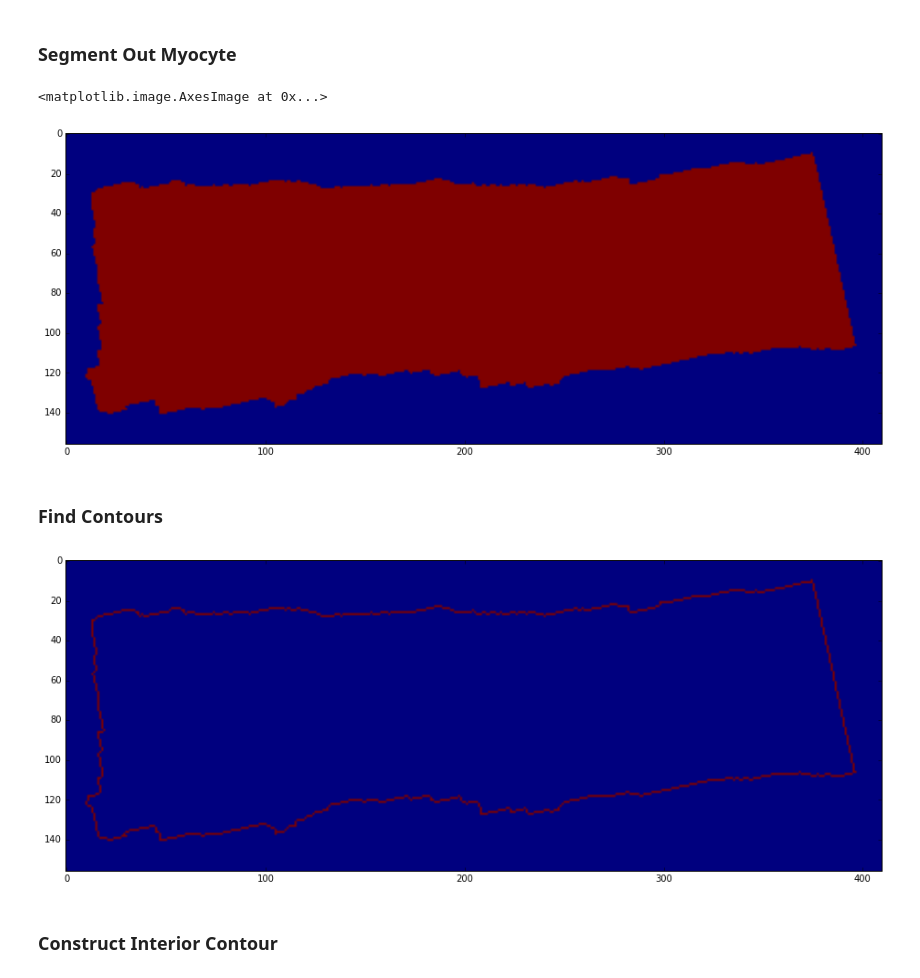
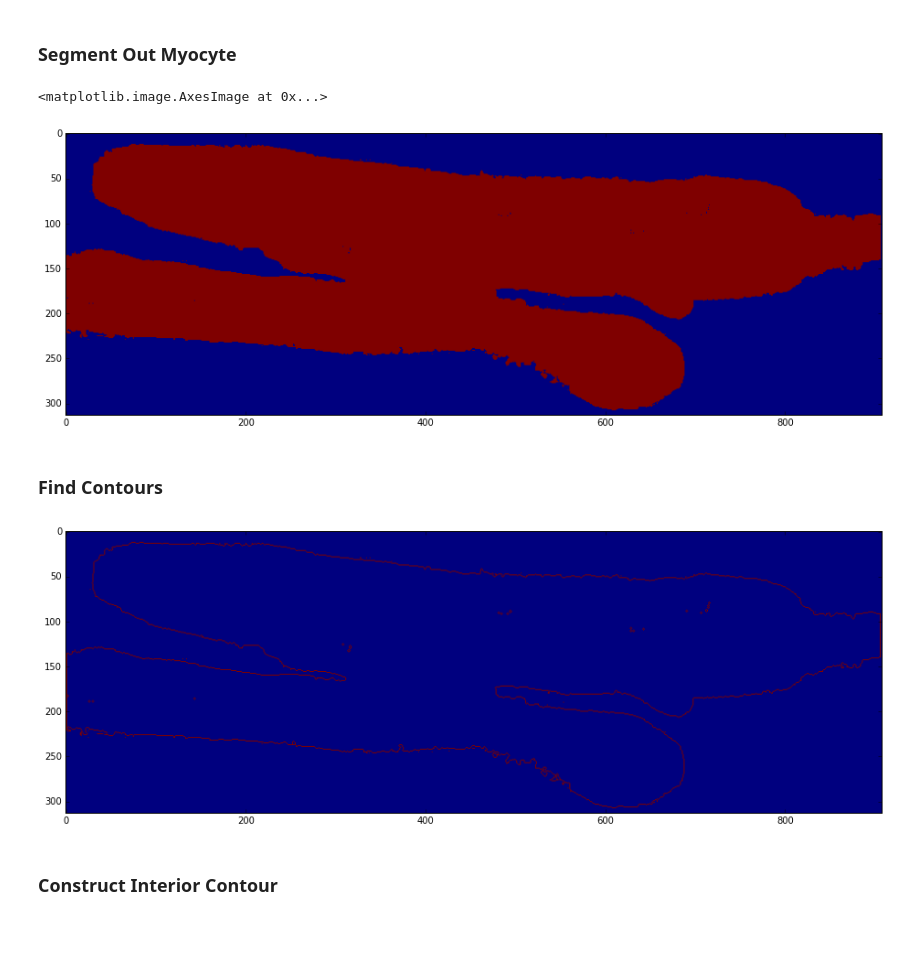
Before and after one commit to huskeypm/sparkdetection, a Jupyter notebook: mach/myocyte_filter_statistics.ipynb, the cells around one changed output. Cells and saved outputs as stored; diff of their text form; code cells hidden in the pictures; blank space fills up the shorter version.

```diff
--- a/mach/myocyte_filter_statistics.ipynb
+++ b/mach/myocyte_filter_statistics.ipynb
@@ -25,7 +28,8 @@ boxHeight = 10
 ### Read in Myocyte Image and Filter
 # %%
 root = "./images/Full_Myocytes/"
-fileName = "WeiRV_earlyHF_enhanced_Loss1.png"
+#fileName = "WeiRV_earlyHF_enhanced_Loss1.png"
+fileName = "Wei_JP2knockdown_enhanced_cutaway.png"
 img = cv2.imread(root+fileName)
 #plt.imshow(img)
 imgDim = np.shape(img)[:2]
@@ -75,7 +80,7 @@ retval, thresh = cv2.threshold(gray.copy(), 200, 255, cv2.THRESH_BINARY_INV)
 imshow(thresh)
 # %% [output]
 <matplotlib.image.AxesImage at 0x...>
-[figure, old version]
+[figure, new version]
 # %% [markdown]
 ### Find Contours
 # %%
@@ -83,11 +88,14 @@ contours,hierarchy = cv2.findContours(thresh.copy(),cv2.RETR_TREE,cv2.CHAIN_APPR
 # %%
 DrawStuff(contours,imgDim=imgDim)
 #print np.shape(contours)
 #print contours
 #print type(contours)
-extContour = contours[0]
+areas = []
+for contour in contours:
+    areas.append(cv2.contourArea(contour))
+extContour = contours[np.argmax(areas)]
 # %% [output]
-[figure, old version]
+[figure, new version]
 # %% [markdown]
 ### Construct Interior Contour
 # %%
```
Also changed, not shown: parts of 22 cells of this notebook.
